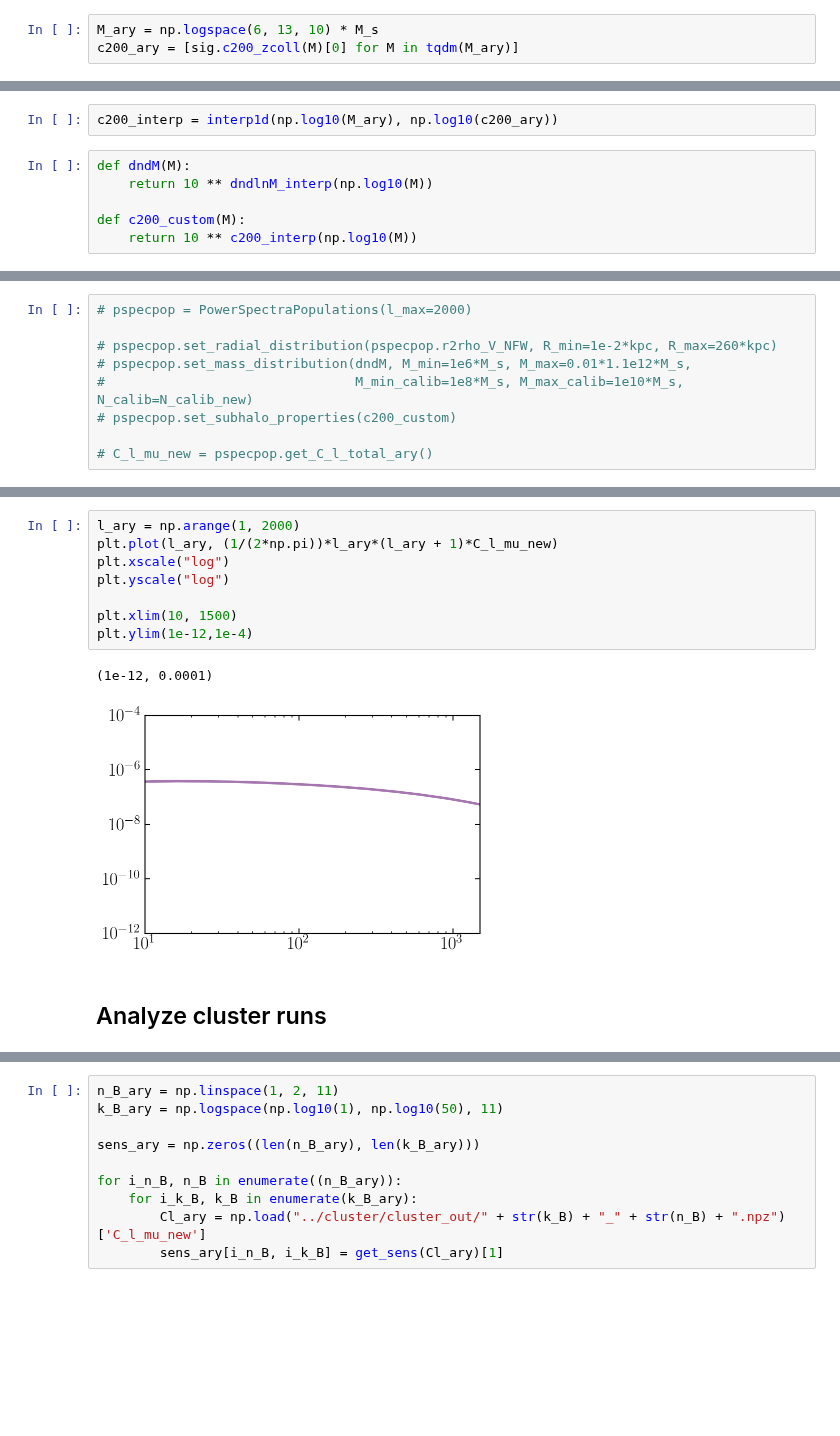
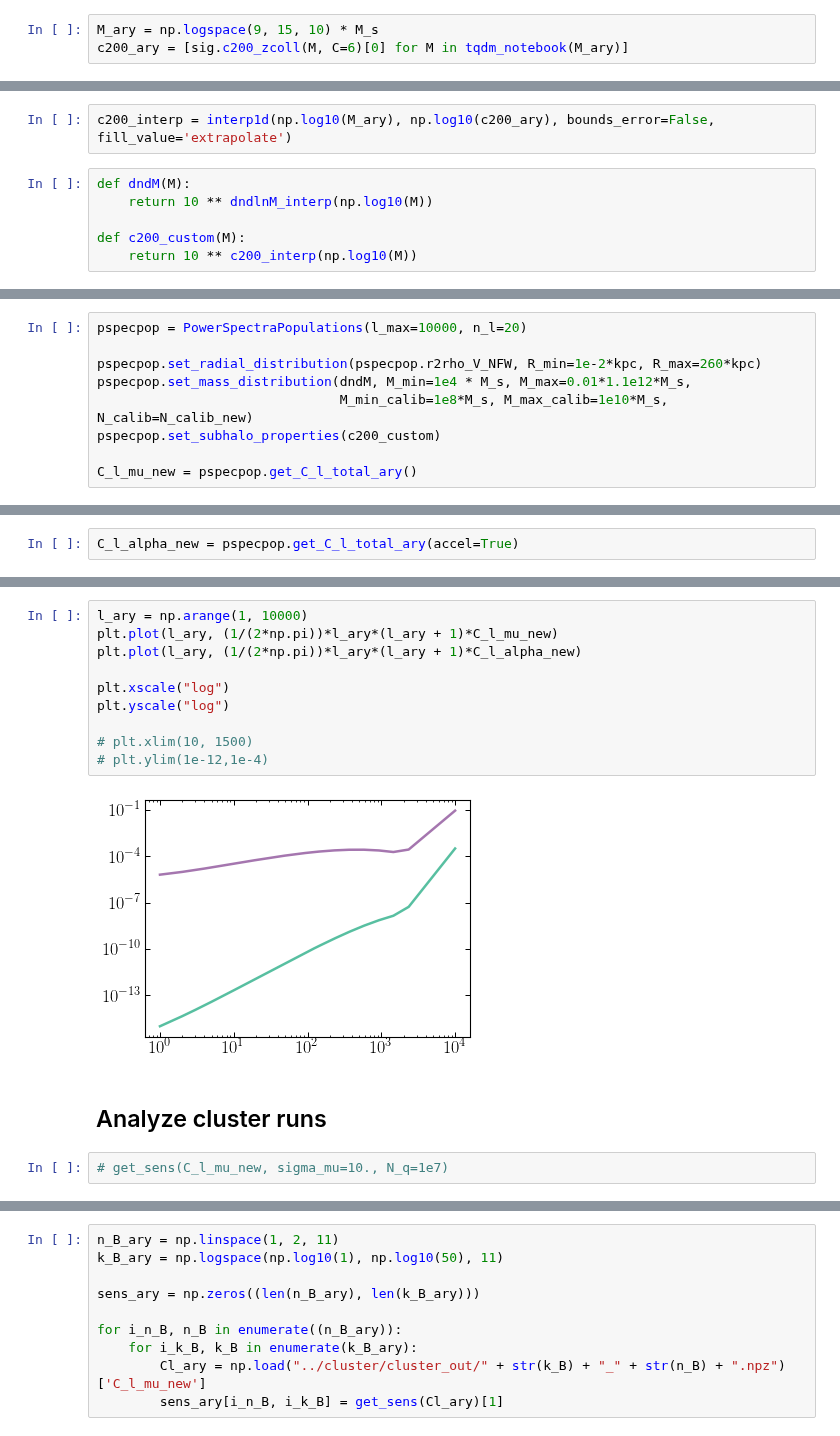
Before and after one commit to smsharma/astrometry-lensing-correlations, a Jupyter notebook: theory/notebooks/08_kink_pipeline.ipynb, the cells around one changed output, grey strips where cells are left out. Cells and saved outputs as stored; diff of their text form; blank space fills up the shorter version.

```diff
--- a/theory/notebooks/08_kink_pipeline.ipynb
+++ b/theory/notebooks/08_kink_pipeline.ipynb
@@ -130,4 +144,4 @@ rho_c * (200. / 3. / 4. * c200 ** 3 / (np.log(1 + c200) - c200 / (1 + c200))) /
 # %%
-M_ary = np.logspace(6, 13, 10) * M_s
-c200_ary = [sig.c200_zcoll(M)[0] for M in tqdm(M_ary)]
+M_ary = np.logspace(9, 15, 10) * M_s
+c200_ary = [sig.c200_zcoll(M, C=6)[0] for M in tqdm_notebook(M_ary)]
 # %%
@@ -139,5 +153,5 @@ plt.yscale("log")
 # %%
-c200_interp = interp1d(np.log10(M_ary), np.log10(c200_ary))
+c200_interp = interp1d(np.log10(M_ary), np.log10(c200_ary), bounds_error=False, fill_value='extrapolate')
 # %%
 def dndM(M):
     return 10 ** dndlnM_interp(np.log10(M))
@@ -147,9 +164,9 @@ def c200_custom(M):
 # %%
-# pspecpop = PowerSpectraPopulations(l_max=2000)
+pspecpop = PowerSpectraPopulations(l_max=10000, n_l=20)
 
-# pspecpop.set_radial_distribution(pspecpop.r2rho_V_NFW, R_min=1e-2*kpc, R_max=260*kpc)
-# pspecpop.set_mass_distribution(dndM, M_min=1e6*M_s, M_max=0.01*1.1e12*M_s,
-#                                M_min_calib=1e8*M_s, M_max_calib=1e10*M_s, N_calib=N_calib_new)
-# pspecpop.set_subhalo_properties(c200_custom)
+pspecpop.set_radial_distribution(pspecpop.r2rho_V_NFW, R_min=1e-2*kpc, R_max=260*kpc)
+pspecpop.set_mass_distribution(dndM, M_min=1e4 * M_s, M_max=0.01*1.1e12*M_s,
+                               M_min_calib=1e8*M_s, M_max_calib=1e10*M_s, N_calib=N_calib_new)
+pspecpop.set_subhalo_properties(c200_custom)
 
-# C_l_mu_new = pspecpop.get_C_l_total_ary()
+C_l_mu_new = pspecpop.get_C_l_total_ary()
@@ -155,0 +175,2 @@ def c200_custom(M):
+# %%
+C_l_alpha_new = pspecpop.get_C_l_total_ary(accel=True)
@@ -156,14 +179,17 @@ def c200_custom(M):
 # %%
-l_ary = np.arange(1, 2000)
+l_ary = np.arange(1, 10000)
 plt.plot(l_ary, (1/(2*np.pi))*l_ary*(l_ary + 1)*C_l_mu_new)
+plt.plot(l_ary, (1/(2*np.pi))*l_ary*(l_ary + 1)*C_l_alpha_new)
+
 plt.xscale("log")
 plt.yscale("log")
 
-plt.xlim(10, 1500)
-plt.ylim(1e-12,1e-4)
+# plt.xlim(10, 1500)
+# plt.ylim(1e-12,1e-4)
 # %% [output]
-(1e-12, 0.0001)
-[figure, old version]
+[figure, new version]
 # %% [markdown]
 ## Analyze cluster runs
+# %%
+# get_sens(C_l_mu_new, sigma_mu=10., N_q=1e7)
 # %%
```
Also changed, not shown: parts of 15 cells of this notebook, 3 other files.
